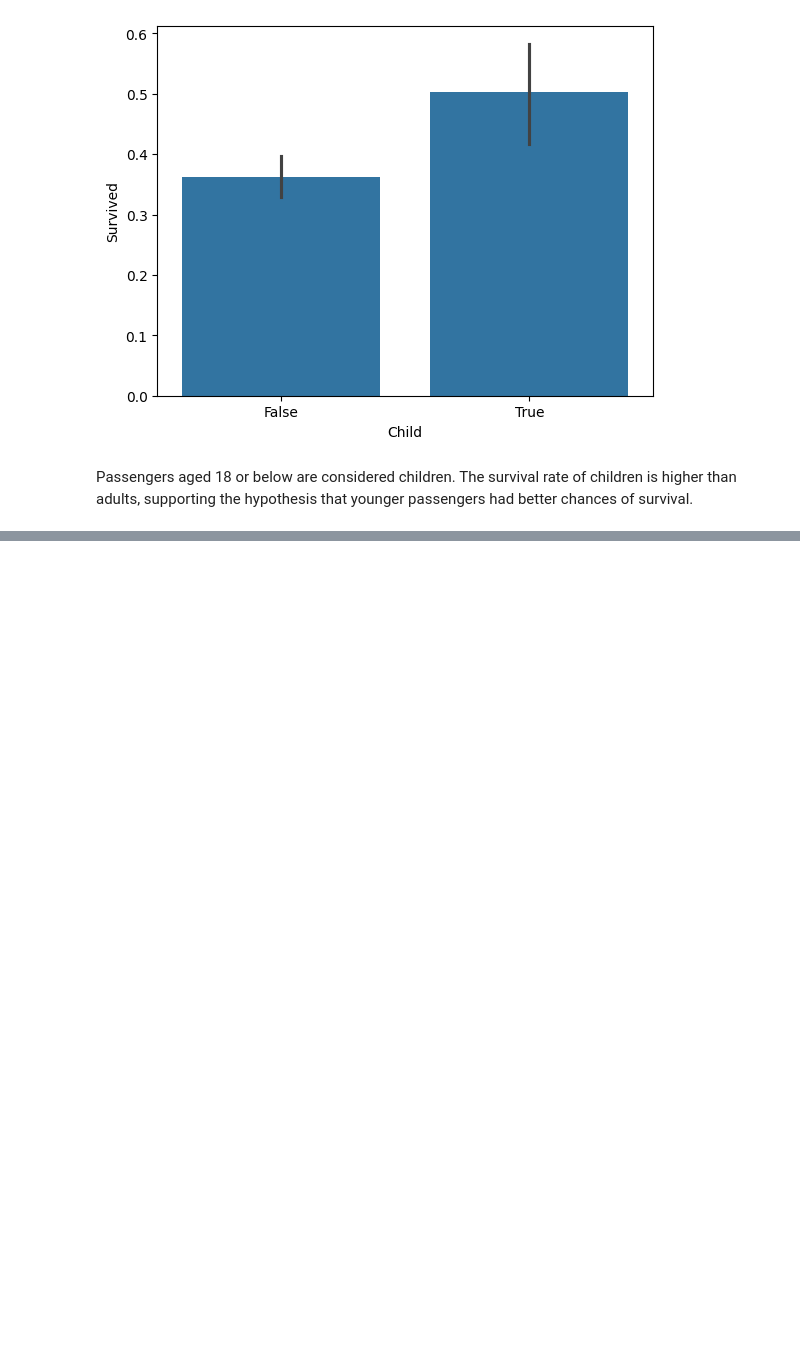
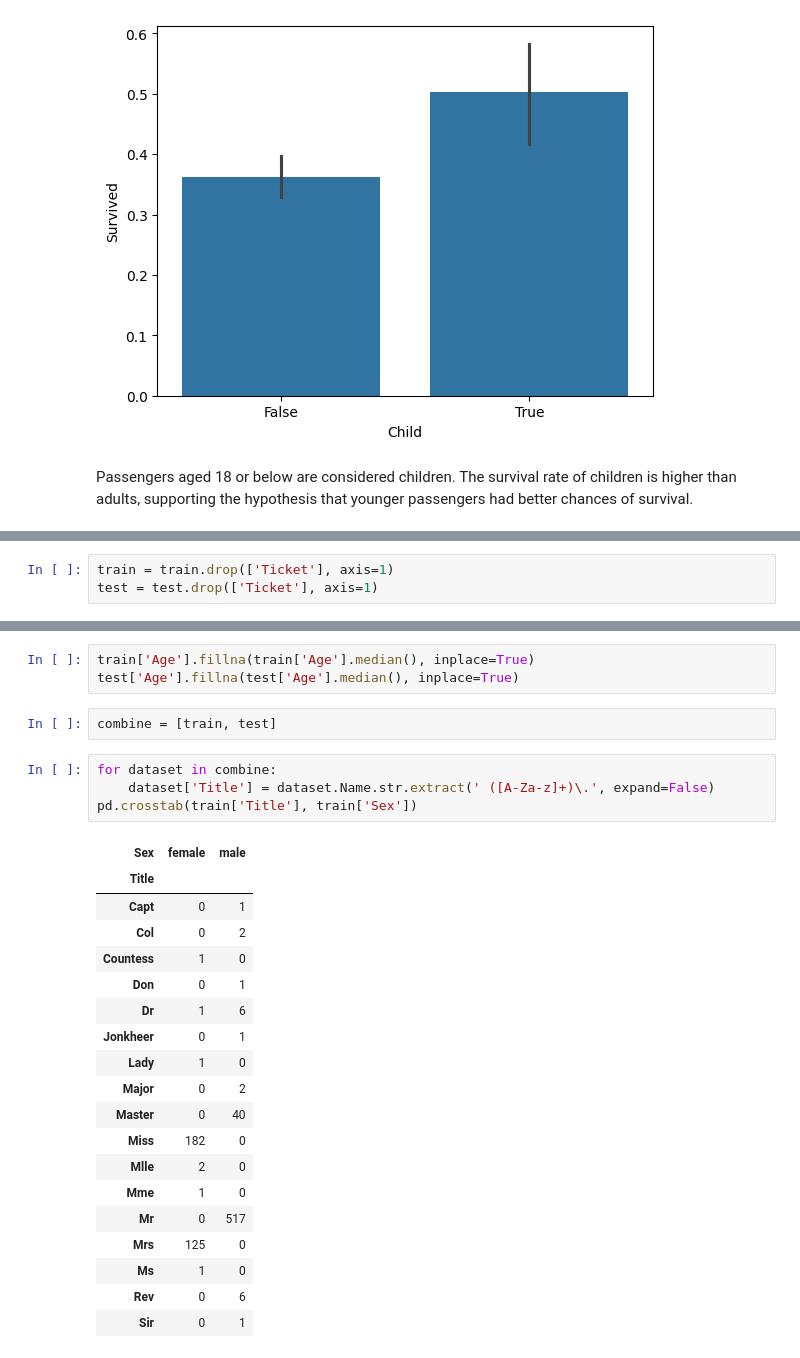
Before and after one commit to veddra1705-hue/Workshop_2, a Jupyter notebook: chapter_appendix-tools-for-deep-learning/jupyter.ipynb, the cells around one changed output, grey strips where cells are left out. Cells and saved outputs as stored; diff of their text form; blank space fills up the shorter version.

```diff
--- a/chapter_appendix-tools-for-deep-learning/jupyter.ipynb
+++ b/chapter_appendix-tools-for-deep-learning/jupyter.ipynb
@@ -113,0 +136,3 @@ Passengers aged 18 or below are considered children. The survival rate of childr
+# %%
+train = train.drop(['Ticket'], axis=1)
+test = test.drop(['Ticket'], axis=1)
@@ -113,0 +156,29 @@ Passengers aged 18 or below are considered children. The survival rate of childr
+# %%
+train['Age'].fillna(train['Age'].median(), inplace=True)
+test['Age'].fillna(test['Age'].median(), inplace=True)
+# %%
+combine = [train, test]
+# %%
+for dataset in combine:
+    dataset['Title'] = dataset.Name.str.extract(' ([A-Za-z]+)\.', expand=False)
+pd.crosstab(train['Title'], train['Sex'])
+# %% [output]
+| Sex | female | male |
+| Title |  |  |
+| Capt | 0 | 1 |
+| Col | 0 | 2 |
+| Countess | 1 | 0 |
+| Don | 0 | 1 |
+| Dr | 1 | 6 |
+| Jonkheer | 0 | 1 |
+| Lady | 1 | 0 |
+| Major | 0 | 2 |
+| Master | 0 | 40 |
+| Miss | 182 | 0 |
+| Mlle | 2 | 0 |
+| Mme | 1 | 0 |
+| Mr | 0 | 517 |
+| Mrs | 125 | 0 |
+| Ms | 1 | 0 |
+| Rev | 0 | 6 |
+| Sir | 0 | 1 |
```
Also changed, not shown: parts of 9 cells of this notebook.
